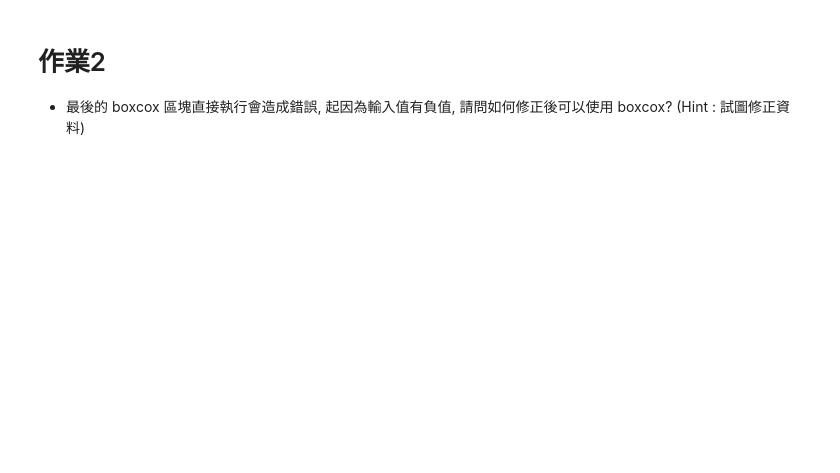
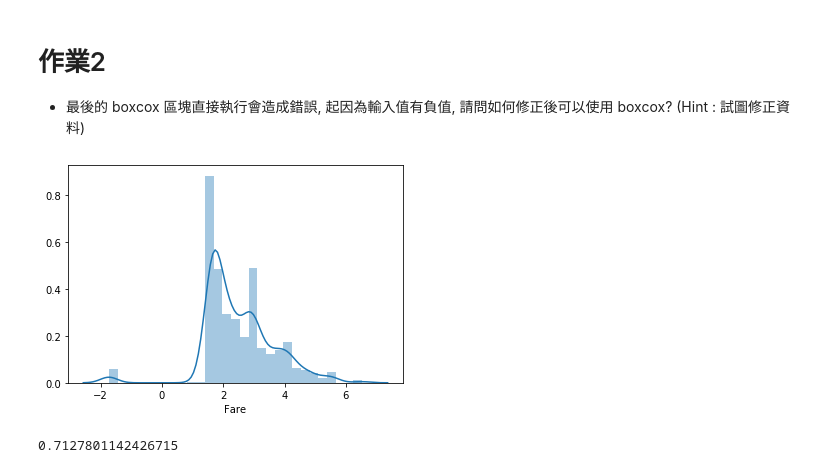
Before and after one commit to rzdxcrow77/4th-ML100Days, a Jupyter notebook: homework/Day_023_HW.ipynb, the cells around one changed output. Saved outputs shown, nothing was run; the diff lists cells and outputs as text; code cells hidden in the pictures; blank space fills up the shorter version.

```diff
--- a/homework/Day_023_HW.ipynb
+++ b/homework/Day_023_HW.ipynb
@@ -96,15 +103,17 @@ cross_val_score(estimator, train_X, train_Y, cv=5).mean()
 # %%
 # 將 Fare 取 boxcox 後, 看散佈圖, 並計算分數 (執行會有 error, 請試圖修正)
 from scipy import stats
 df_fixed = copy.deepcopy(df)
-"""
-Your Code Here, fix the error
-"""
+df_fixed['Fare']= df_fixed['Fare'] + 1.1
+df_fixed['Fare'] = stats.boxcox(df_fixed['Fare'], lmbda=0.5)
 df_fixed['Fare'] = stats.boxcox(df_fixed['Fare'])[0]
 sns.distplot(df_fixed['Fare'][:train_num])
 plt.show()
 
 df_fixed = MMEncoder.fit_transform(df_fixed)
 train_X = df_fixed[:train_num]
 estimator = LogisticRegression()
 cross_val_score(estimator, train_X, train_Y, cv=5).mean()
+# %% [output]
+[figure, added]
+0.7127801142426715
```
Also changed, not shown: parts of 4 cells of this notebook.
